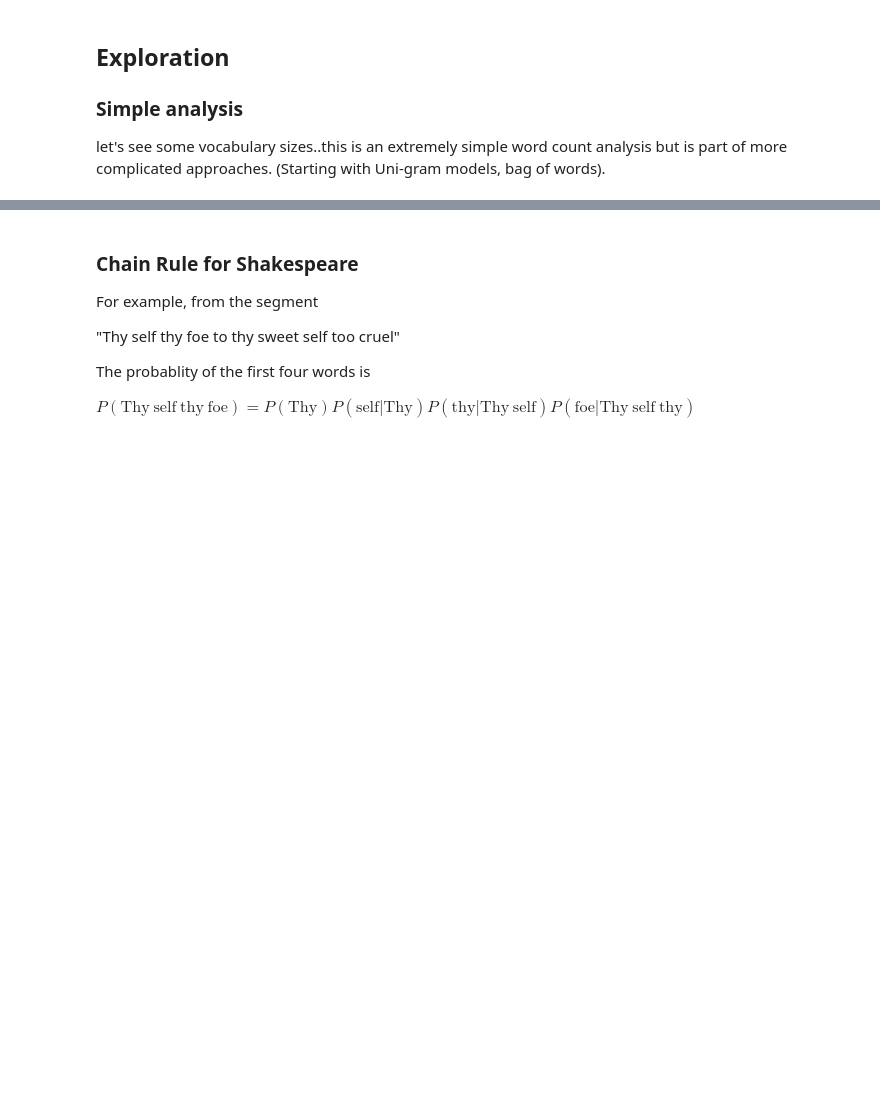
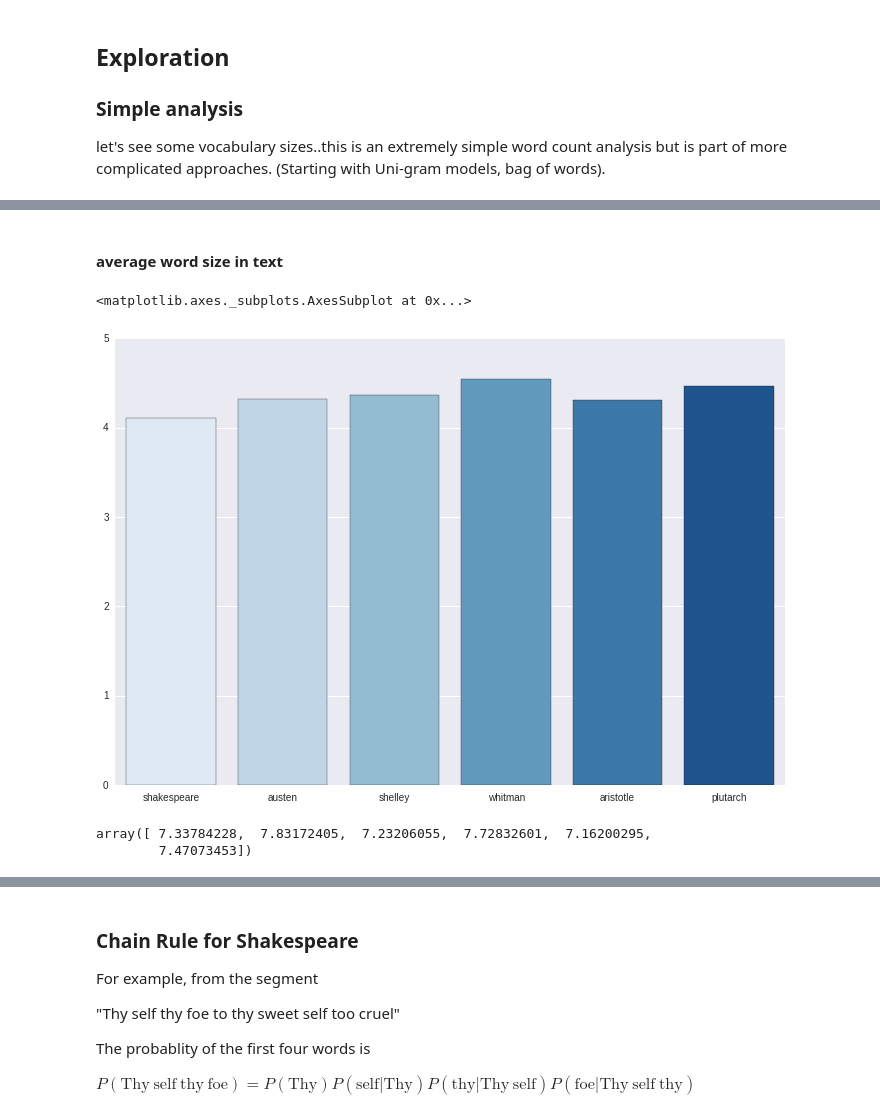
Before and after one commit to matthewmacleod/mkm_notebooks, a Jupyter notebook: mkm_nlp_notes.ipynb, the cells around one changed output, grey strips where cells are left out. Drawn from its saved outputs; the diff is of its cells as text; code cells hidden in the pictures; blank space fills up the shorter version.

```diff
--- a/mkm_nlp_notes.ipynb
+++ b/mkm_nlp_notes.ipynb
@@ -588,0 +661,13 @@ len(uniq_words)
+# %% [markdown]
+#### average word size in text
+# %%
+sns.barplot(bards, avg_word_size, palette="Blues")
+# %% [output]
+<matplotlib.axes._subplots.AxesSubplot at 0x...>
+[figure, added]
+# %%
+avg_vocab_word_size = np.array([nlp.mean_vocab_word_length(i[1]) for i in bard_tokens])
+avg_vocab_word_size
+# %% [output]
+array([ 7.33784228,  7.83172405,  7.23206055,  7.72832601,  7.16200295,
+        7.47073453])
```
Also changed, not shown: parts of 84 cells of this notebook.
